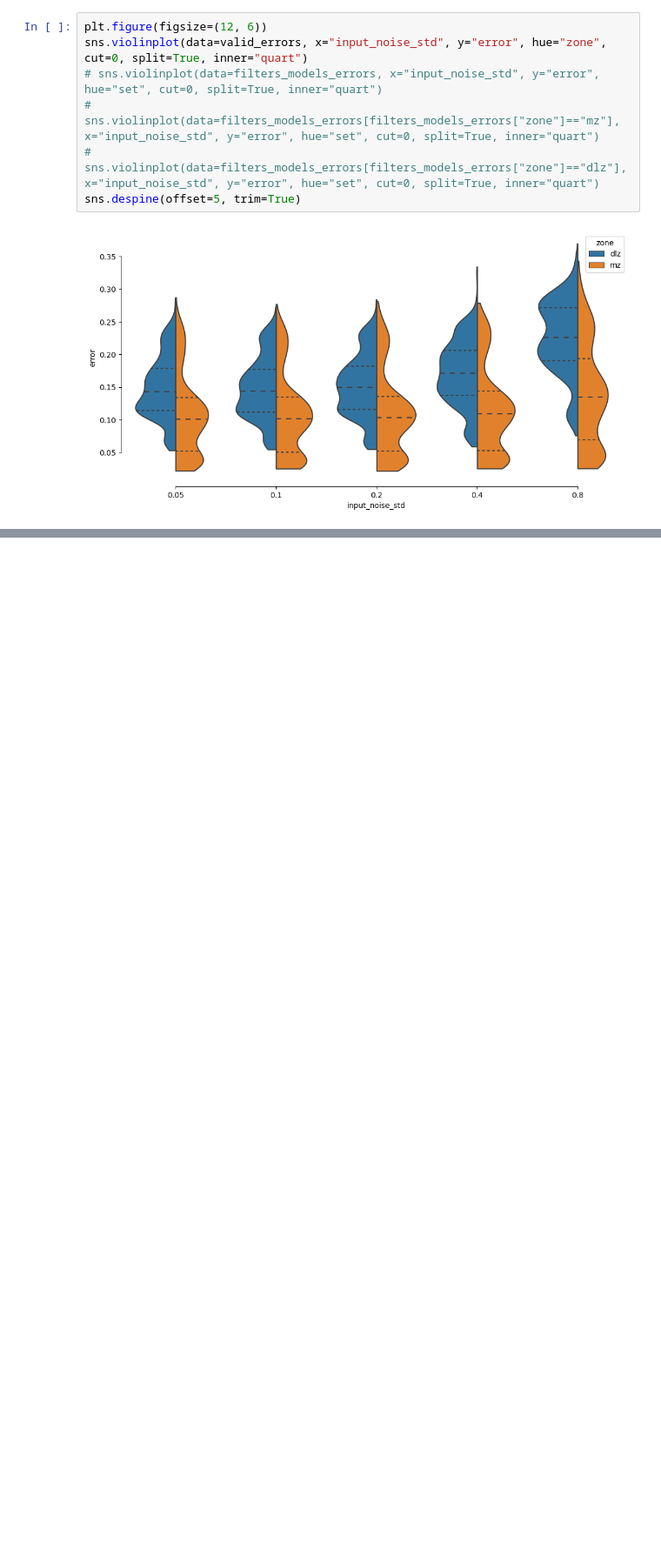
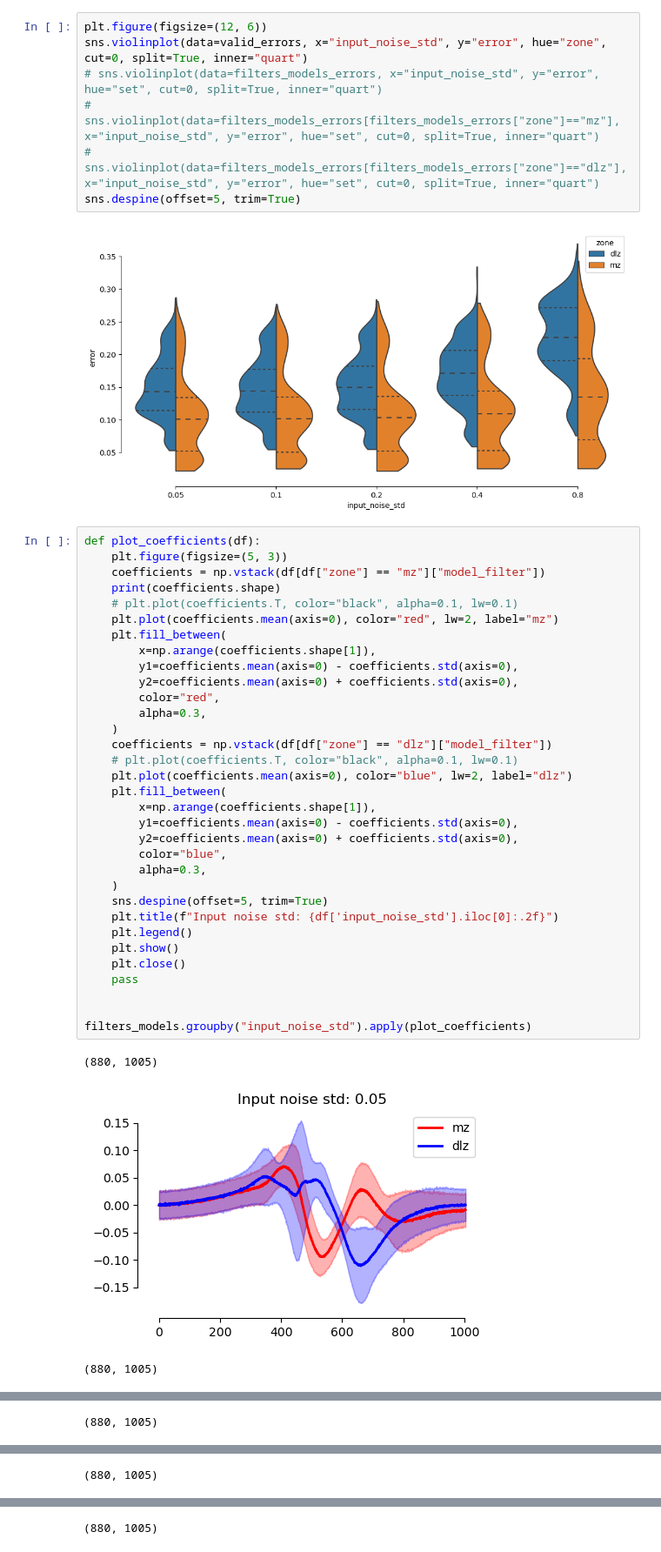
Before and after one commit to DenisTurcu/efish-receptors-model, a Jupyter notebook: filters-models/conv-mormyromast-models.ipynb, the cells around one changed output, grey strips where cells are left out. Shown: that part at 87% size. Cells and saved outputs as stored; diff of their text form; blank space fills up the shorter version.

Commit message:
fix filter extraction from trained models

```diff
--- a/filters-models/conv-mormyromast-models.ipynb
+++ b/filters-models/conv-mormyromast-models.ipynb
@@ -40,3 +41,40 @@ sns.violinplot(data=valid_errors, x="input_noise_std", y="error", hue="zone", cu
 sns.despine(offset=5, trim=True)
 # %% [output]
 [figure]
+# %%
+def plot_coefficients(df):
+    plt.figure(figsize=(5, 3))
+    coefficients = np.vstack(df[df["zone"] == "mz"]["model_filter"])
+    print(coefficients.shape)
+    # plt.plot(coefficients.T, color="black", alpha=0.1, lw=0.1)
+    plt.plot(coefficients.mean(axis=0), color="red", lw=2, label="mz")
+    plt.fill_between(
+        x=np.arange(coefficients.shape[1]),
+        y1=coefficients.mean(axis=0) - coefficients.std(axis=0),
+        y2=coefficients.mean(axis=0) + coefficients.std(axis=0),
+        color="red",
+        alpha=0.3,
+    )
+    coefficients = np.vstack(df[df["zone"] == "dlz"]["model_filter"])
+    # plt.plot(coefficients.T, color="black", alpha=0.1, lw=0.1)
+    plt.plot(coefficients.mean(axis=0), color="blue", lw=2, label="dlz")
+    plt.fill_between(
+        x=np.arange(coefficients.shape[1]),
+        y1=coefficients.mean(axis=0) - coefficients.std(axis=0),
+        y2=coefficients.mean(axis=0) + coefficients.std(axis=0),
+        color="blue",
+        alpha=0.3,
+    )
+    sns.despine(offset=5, trim=True)
+    plt.title(f"Input noise std: {df['input_noise_std'].iloc[0]:.2f}")
+    plt.legend()
+    plt.show()
+    plt.close()
+    pass
+
+
+filters_models.groupby("input_noise_std").apply(plot_coefficients)
+# %% [output]
+(880, 1005)
+[figure, added]
+(880, 1005)
@@ -42,0 +82 @@ sns.despine(offset=5, trim=True)
+(880, 1005)
@@ -42,0 +84 @@ sns.despine(offset=5, trim=True)
+(880, 1005)
@@ -42,0 +86 @@ sns.despine(offset=5, trim=True)
+(880, 1005)
```
Also changed, not shown: parts of 3 cells of this notebook, 1 other file.
